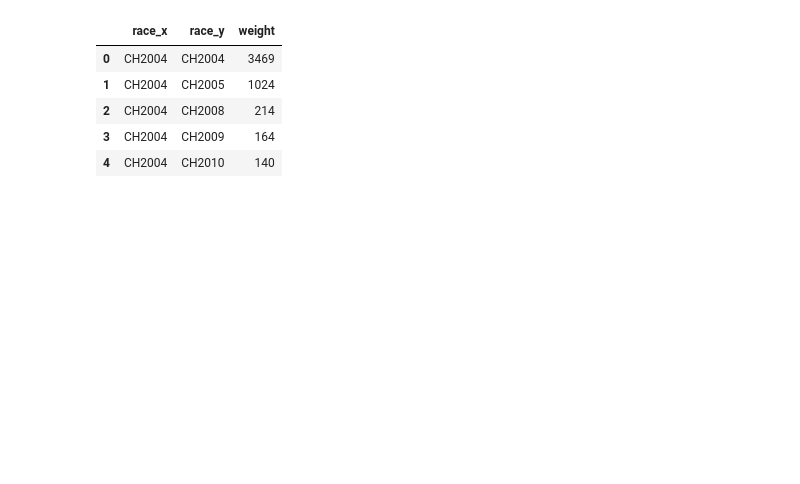
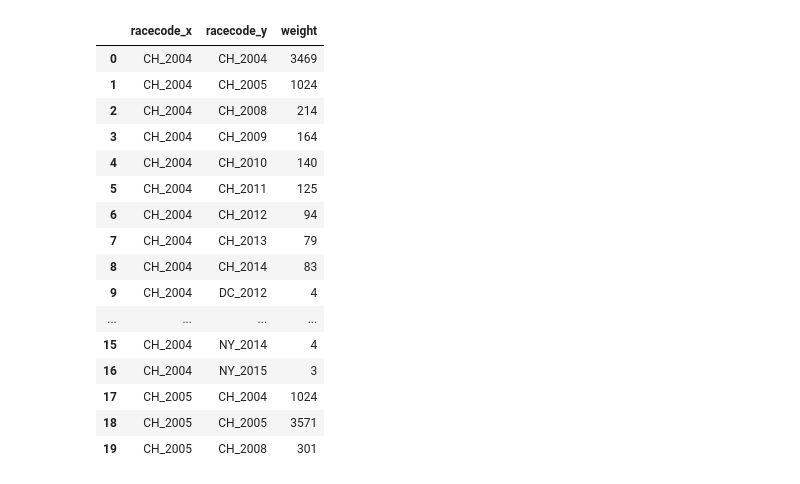
Before and after one commit to laurendeason/scrapetridata, a Jupyter notebook: graphnetwork.ipynb, the cells around one changed output. Cells and saved outputs as stored; diff of their text form; code cells hidden in the pictures; blank space fills up the shorter version.

```diff
--- a/graphnetwork.ipynb
+++ b/graphnetwork.ipynb
@@ -24,15 +27,26 @@ racegraph_df.head()
 # %%
-racegraph_series_wt = racegraph_df.groupby(['race_x','race_y'])['firstname'].count()
+racegraph_series_wt = racegraph_df.groupby(['racecode_x','racecode_y'])['firstname'].count()
 racegraph_df_wt = racegraph_series_wt.reset_index()
-racegraph_df_wt.columns = ['race_x','race_y','weight']
-racegraph_df_wt.head()
+racegraph_df_wt.columns = ['racecode_x','racecode_y','weight']
+racegraph_df_wt[:20]
 # %% [output]
-|  | race_x | race_y | weight |
-| 0 | CH2004 | CH2004 | 3469 |
-| 1 | CH2004 | CH2005 | 1024 |
-| 2 | CH2004 | CH2008 | 214 |
-| 3 | CH2004 | CH2009 | 164 |
-| 4 | CH2004 | CH2010 | 140 |
+|  | racecode_x | racecode_y | weight |
+| 0 | CH_2004 | CH_2004 | 3469 |
+| 1 | CH_2004 | CH_2005 | 1024 |
+| 2 | CH_2004 | CH_2008 | 214 |
+| 3 | CH_2004 | CH_2009 | 164 |
+| 4 | CH_2004 | CH_2010 | 140 |
+| 5 | CH_2004 | CH_2011 | 125 |
+| 6 | CH_2004 | CH_2012 | 94 |
+| 7 | CH_2004 | CH_2013 | 79 |
+| 8 | CH_2004 | CH_2014 | 83 |
+| 9 | CH_2004 | DC_2012 | 4 |
+| ... | ... | ... | ... |
+| 15 | CH_2004 | NY_2014 | 4 |
+| 16 | CH_2004 | NY_2015 | 3 |
+| 17 | CH_2005 | CH_2004 | 1024 |
+| 18 | CH_2005 | CH_2005 | 3571 |
+| 19 | CH_2005 | CH_2008 | 301 |
 # %%
 nodecolordict = {'CH': 'green',
               'DC': 'blue',
```
Also changed, not shown: parts of 5 cells of this notebook, 1 other file.
